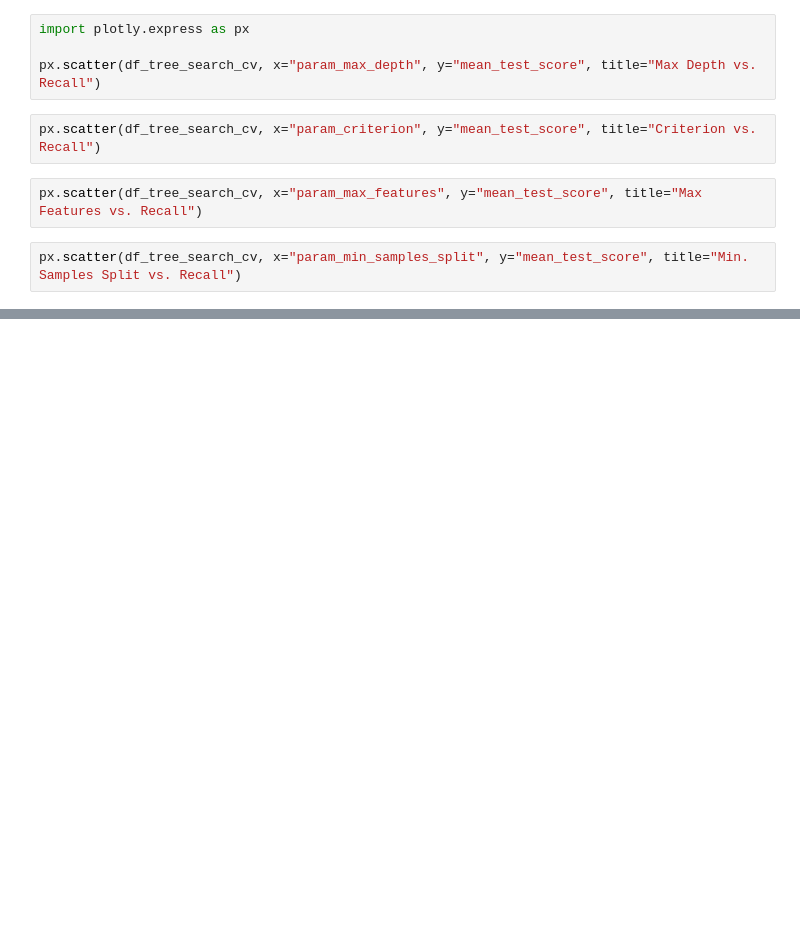
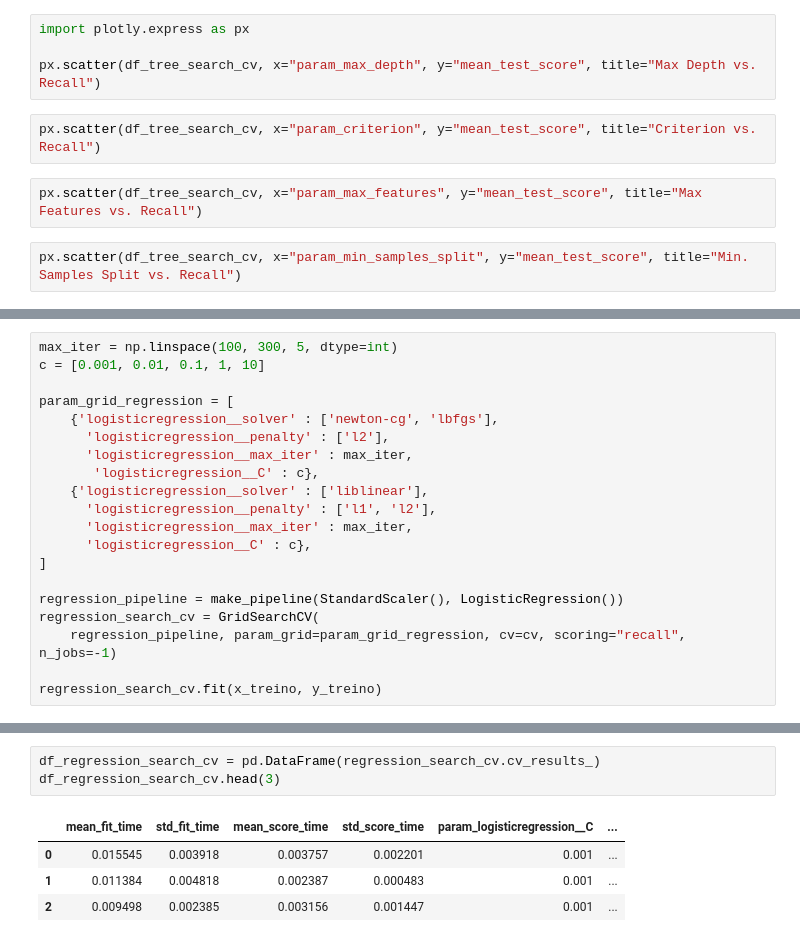
Before and after one commit to ledsouza/machine-learning-otimizacao, a Jupyter notebook: otimizacao.ipynb, the cells around one changed output, grey strips where cells are left out. Saved outputs shown, nothing was run; the diff lists cells and outputs as text; blank space fills up the shorter version.

Commit message:
Avaliando os parametros do grid seach cv no logistic regression

```diff
--- a/otimizacao.ipynb
+++ b/otimizacao.ipynb
@@ -178,0 +181,20 @@ px.scatter(df_tree_search_cv, x="param_min_samples_split", y="mean_test_score",
+# %%
+max_iter = np.linspace(100, 300, 5, dtype=int)
+c = [0.001, 0.01, 0.1, 1, 10]
+
+param_grid_regression = [
+    {'logisticregression__solver' : ['newton-cg', 'lbfgs'],
+      'logisticregression__penalty' : ['l2'],
+      'logisticregression__max_iter' : max_iter,
+       'logisticregression__C' : c},
+    {'logisticregression__solver' : ['liblinear'],
+      'logisticregression__penalty' : ['l1', 'l2'],
+      'logisticregression__max_iter' : max_iter,
+      'logisticregression__C' : c},
+]
+
+regression_pipeline = make_pipeline(StandardScaler(), LogisticRegression())
+regression_search_cv = GridSearchCV(
+    regression_pipeline, param_grid=param_grid_regression, cv=cv, scoring="recall", n_jobs=-1)
+
+regression_search_cv.fit(x_treino, y_treino)
@@ -178,0 +223,8 @@ px.scatter(df_tree_search_cv, x="param_min_samples_split", y="mean_test_score",
+# %%
+df_regression_search_cv = pd.DataFrame(regression_search_cv.cv_results_)
+df_regression_search_cv.head(3)
+# %% [output]
+|  | mean_fit_time | std_fit_time | mean_score_time | std_score_time | param_logisticregression__C | ... |
+| 0 | 0.015545 | 0.003918 | 0.003757 | 0.002201 | 0.001 | ... |
+| 1 | 0.011384 | 0.004818 | 0.002387 | 0.000483 | 0.001 | ... |
+| 2 | 0.009498 | 0.002385 | 0.003156 | 0.001447 | 0.001 | ... |
```
Also changed, not shown: parts of 8 cells of this notebook.
